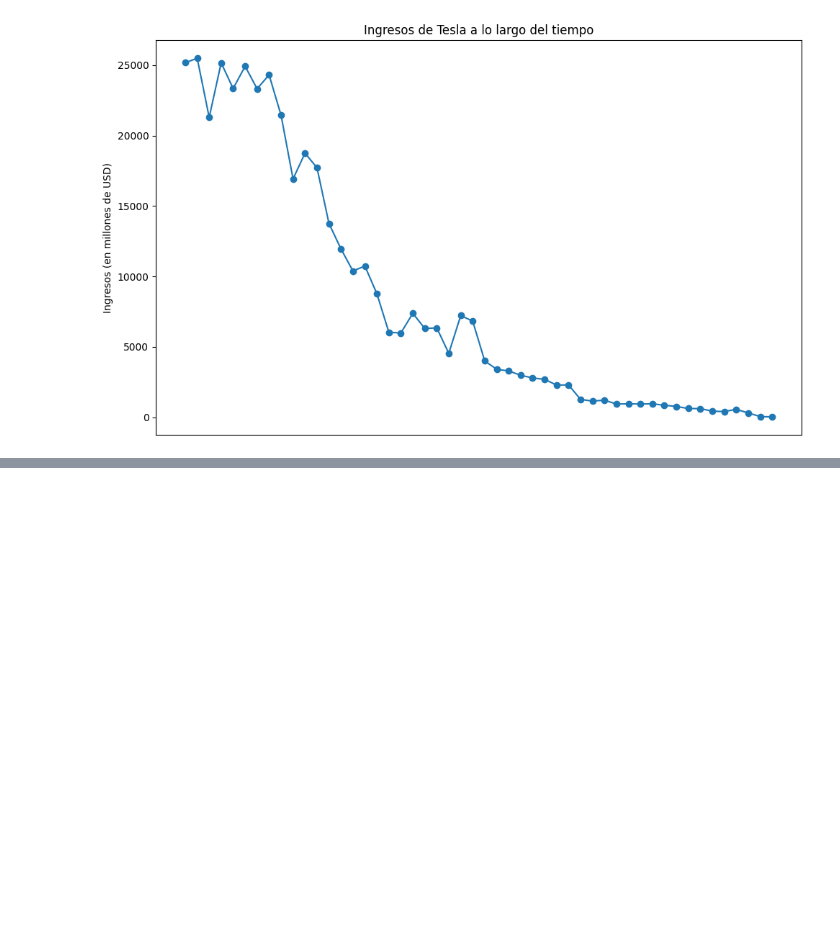
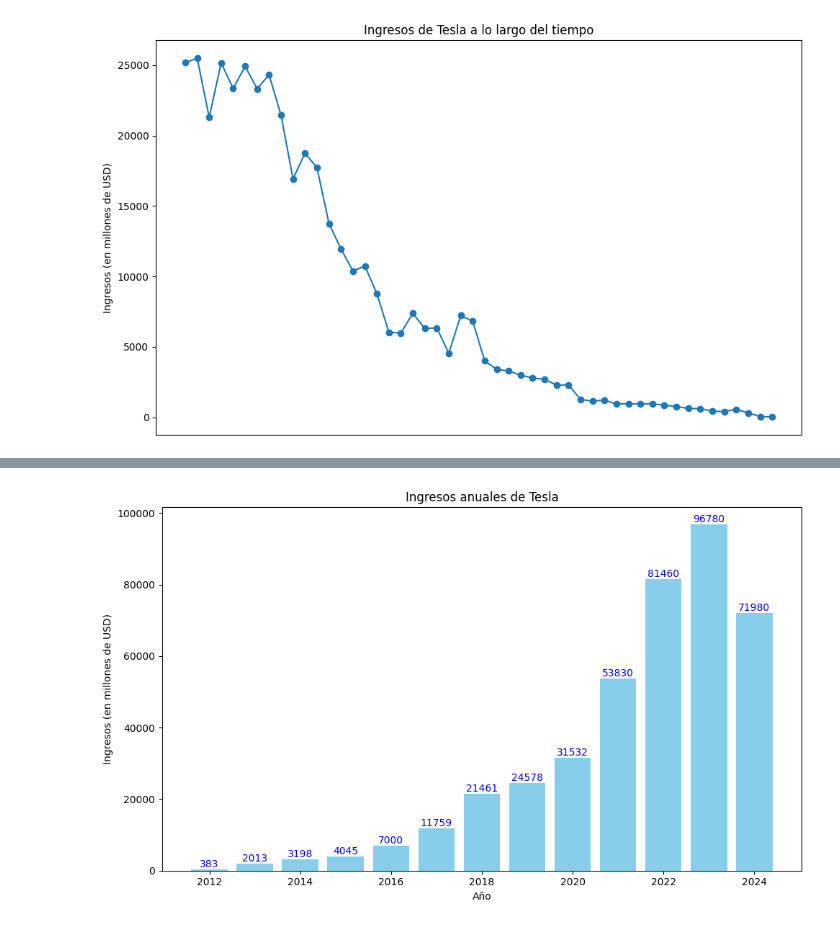
Before and after one commit to Adrian-Mas/Ejercicio_Web_Scraping, a Jupyter notebook: src/explore.es.ipynb, the cells around one changed output, grey strips where cells are left out. Drawn from its saved outputs; the diff is of its cells as text; code cells hidden in the pictures; blank space fills up the shorter version.

```diff
--- a/src/explore.es.ipynb
+++ b/src/explore.es.ipynb
@@ -194,0 +235,37 @@ AttributeError: Can only use .dt accessor with datetimelike values
+# %%
+import sqlite3
+import pandas as pd
+import matplotlib.pyplot as plt
+
+# Conectar a la base de datos y cargar los datos en un DataFrame
+conn = sqlite3.connect("tesla_revenue.db")
+df_revenue = pd.read_sql_query("SELECT * FROM revenue", conn)
+conn.close()
+
+# Convertir la columna "Date" a formato de fecha y eliminar cualquier fila con fechas inválidas
+df_revenue["Date"] = pd.to_datetime(df_revenue["Date"], errors='coerce')
+df_revenue = df_revenue.dropna(subset=["Date"])
+
+# Extraer el año de cada fecha para agrupar por año
+df_revenue["Year"] = df_revenue["Date"].dt.year
+
+# Agrupar por año y calcular el ingreso total por año
+annual_revenue = df_revenue.groupby("Year")["Revenue"].sum().reset_index()
+
+# Crear el gráfico de barras para los ingresos anuales
+plt.figure(figsize=(10, 6))
+bars = plt.bar(annual_revenue["Year"], annual_revenue["Revenue"], color="skyblue", label="Ingresos")
+plt.xlabel("Año")
+plt.ylabel("Ingresos (en millones de USD)")
+plt.title("Ingresos anuales de Tesla")
+
+# Añadir etiquetas de ingresos en millones en cada barra
+for bar in bars:
+    yval = bar.get_height()
+    plt.text(bar.get_x() + bar.get_width()/2, yval, f"{int(yval)}", ha="center", va="bottom", color="blue")
+
+# Mostrar la gráfica
+plt.tight_layout()
+plt.show()
+# %% [output]
+[figure, added]
```
Also changed, not shown: parts of 2 cells of this notebook.
